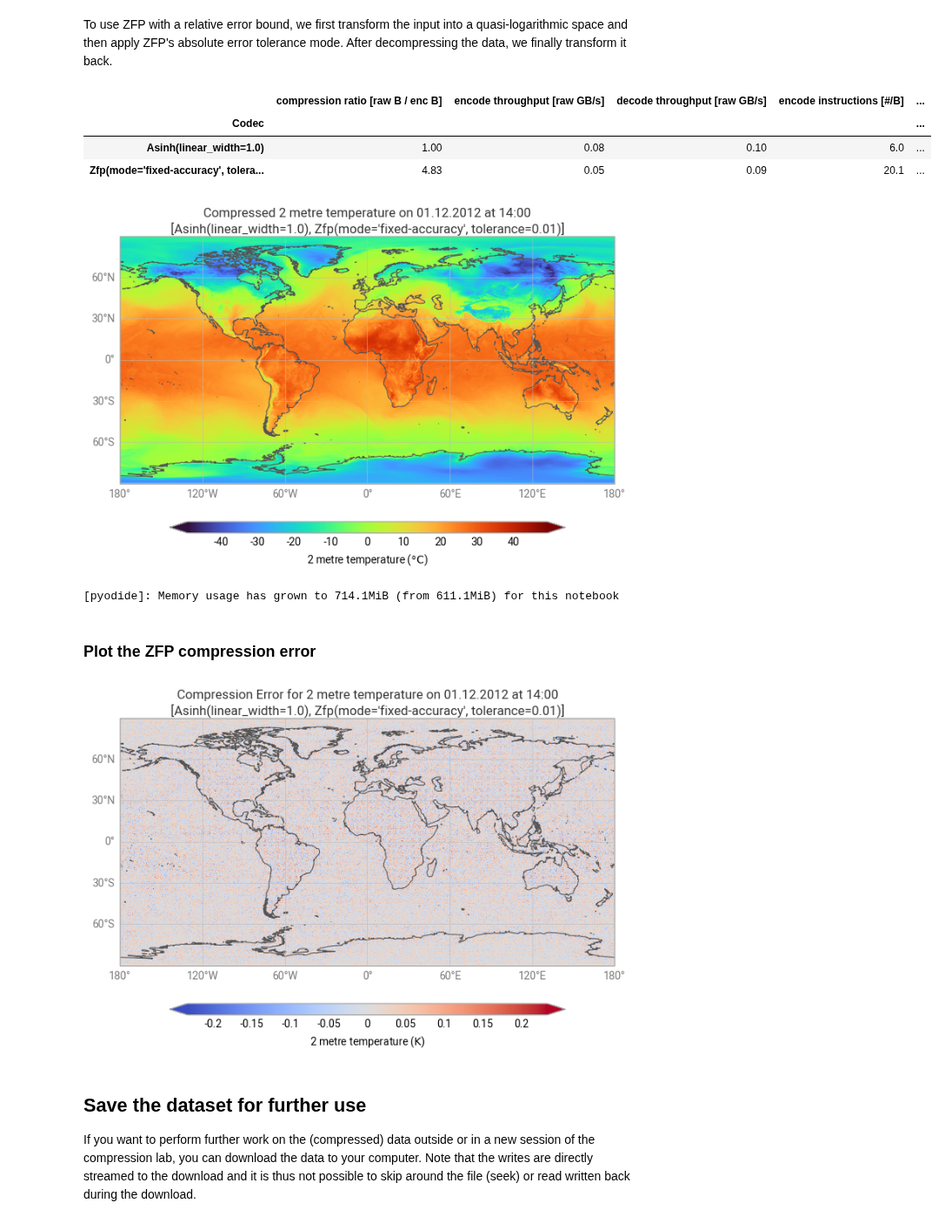
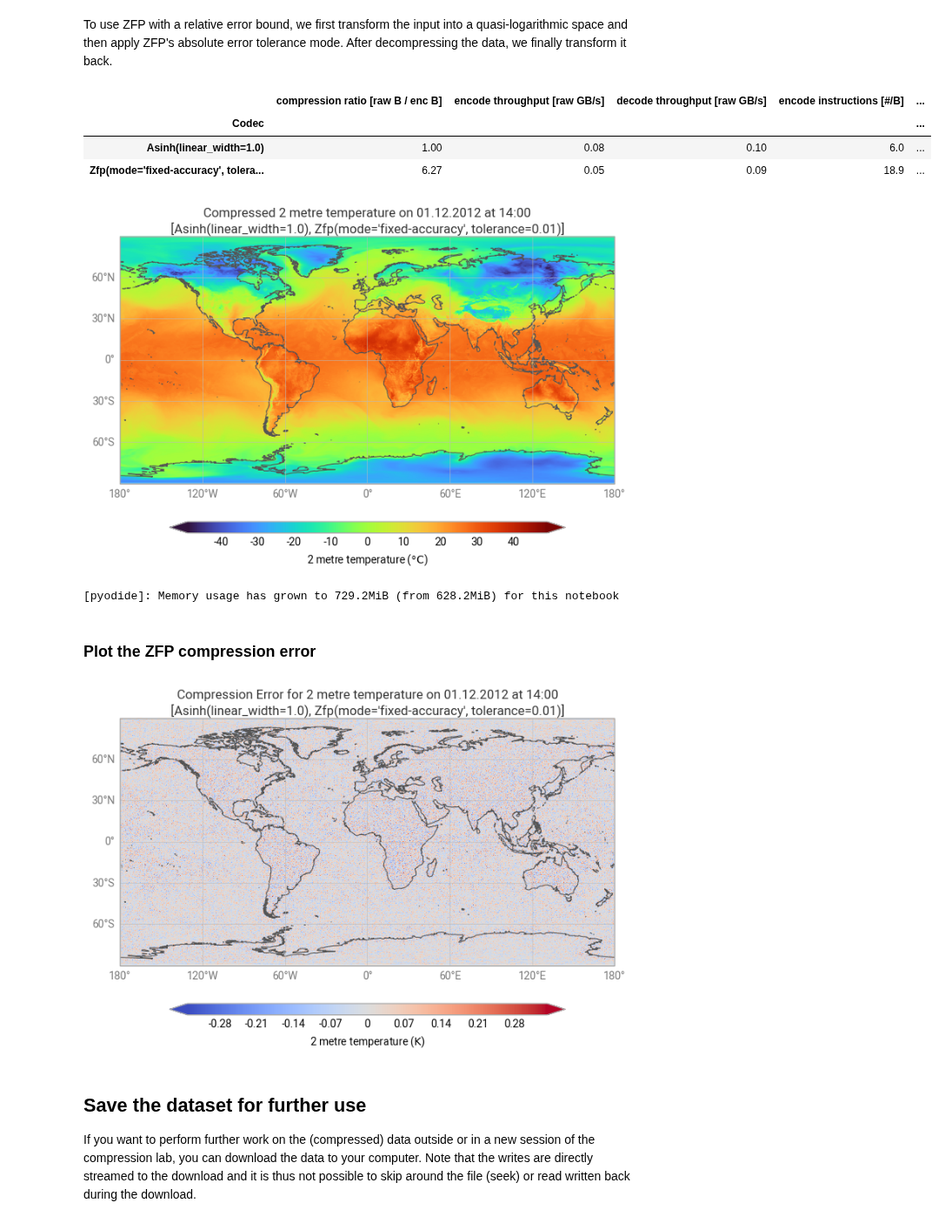
Before and after one commit to climet-eu/compression-lab-notebooks, a Jupyter notebook: 01-intro.ipynb, the cells around one changed output. Shown at 87% size. Drawn from its saved outputs; the diff is of its cells as text; code cells hidden in the pictures.

```diff
--- a/01-intro.ipynb
+++ b/01-intro.ipynb
@@ -244,27 +248,28 @@ To use ZFP with a relative error bound, we first transform the input into a quas
 # %%
 zfp_compressor = [
     fcbench.codecs.Asinh(linear_width=1.0),
     fcbench.codecs.Zfp(mode="fixed-accuracy", tolerance=1e-2),
 ]
 
-da_zfp, stats_zfp = (
-    fcbench.compressor.compute_dataarray_compress_decompress(da, zfp_compressor)
+stats_zfp = []
+da_zfp = fcbench.compressor.compress_decompress(
+    da, zfp_compressor, measurements=stats_zfp,
 )
 display(utils.format_compress_stats(zfp_compressor, stats_zfp))
 
 zfp_compressor = str(zfp_compressor)
 # %% [output]
 |  | compression ratio [raw B / enc B] | encode throughput [raw GB/s] | decode throughput [raw GB/s] | encode instructions [#/B] | ... |
 | Codec |  |  |  |  | ... |
 | Asinh(linear_width=1.0) | 1.00 | 0.08 | 0.10 | 6.0 | ... |
-| Zfp(mode='fixed-accuracy', tolera... | 4.83 | 0.05 | 0.09 | 20.1 | ... |
+| Zfp(mode='fixed-accuracy', tolera... | 6.27 | 0.05 | 0.09 | 18.9 | ... |
 # %%
 plot_data(
     da_zfp, title_prefix="Compressed ", title_postfix=f"\n{zfp_compressor}",
 )
 # %% [output]
 [figure]
-[pyodide]: Memory usage has grown to 714.1MiB (from 611.1MiB) for this notebook
+[pyodide]: Memory usage has grown to 729.2MiB (from 628.2MiB) for this notebook
 # %% [markdown]
 ### Plot the ZFP compression error
 # %%
@@ -276,7 +281,7 @@ plot_data(
     title_postfix=f"\n{zfp_compressor}", error=True,
 )
 # %% [output]
-[figure, old version]
+[figure, new version]
 # %% [markdown]
 ## Save the dataset for further use
 
```
Also changed, not shown: parts of 9 cells of this notebook, 10 other files.
